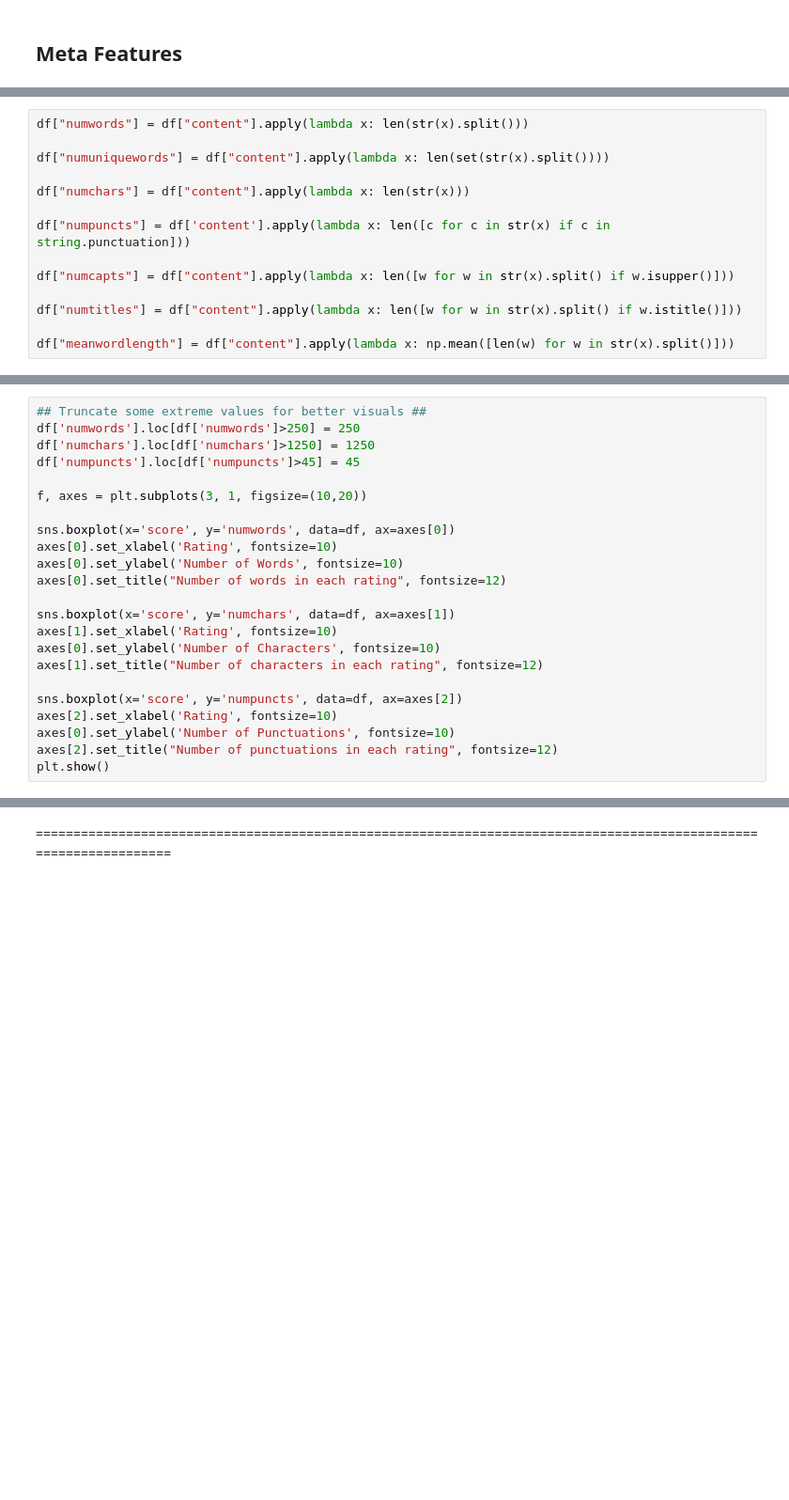
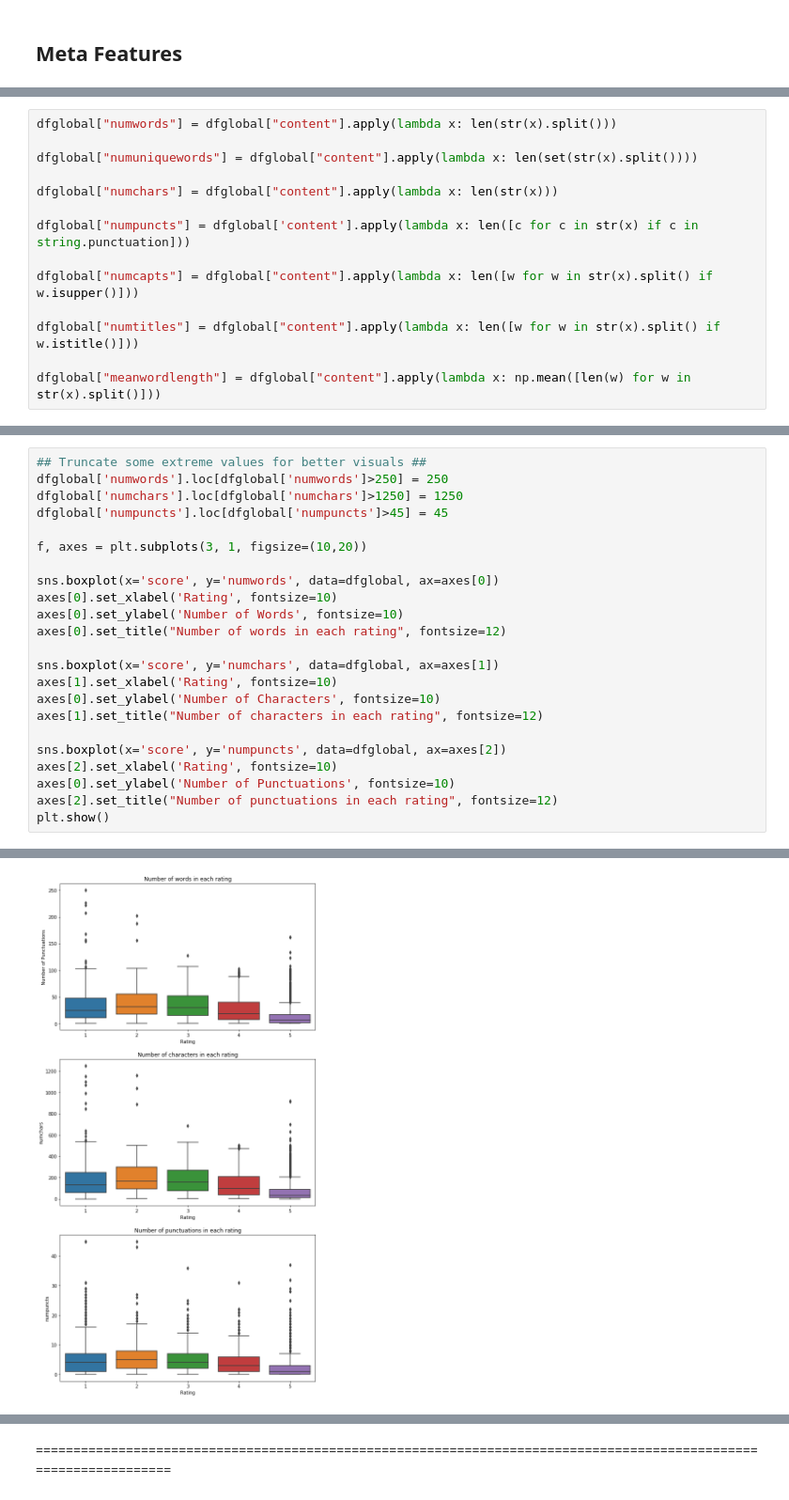
Before and after one commit to Moses-Lin/romreview, a Jupyter notebook: EDA.ipynb, the cells around one changed output, grey strips where cells are left out. Shown: that part at 94% size. Cells and saved outputs as stored; diff of their text form; blank space fills up the shorter version.

```diff
--- a/EDA.ipynb
+++ b/EDA.ipynb
@@ -419,14 +443,14 @@ df['content']
 # %%
-df["numwords"] = df["content"].apply(lambda x: len(str(x).split()))
+dfglobal["numwords"] = dfglobal["content"].apply(lambda x: len(str(x).split()))
 
-df["numuniquewords"] = df["content"].apply(lambda x: len(set(str(x).split())))
+dfglobal["numuniquewords"] = dfglobal["content"].apply(lambda x: len(set(str(x).split())))
 
-df["numchars"] = df["content"].apply(lambda x: len(str(x)))
+dfglobal["numchars"] = dfglobal["content"].apply(lambda x: len(str(x)))
 
-df["numpuncts"] = df['content'].apply(lambda x: len([c for c in str(x) if c in string.punctuation]))
+dfglobal["numpuncts"] = dfglobal['content'].apply(lambda x: len([c for c in str(x) if c in string.punctuation]))
 
-df["numcapts"] = df["content"].apply(lambda x: len([w for w in str(x).split() if w.isupper()]))
+dfglobal["numcapts"] = dfglobal["content"].apply(lambda x: len([w for w in str(x).split() if w.isupper()]))
 
-df["numtitles"] = df["content"].apply(lambda x: len([w for w in str(x).split() if w.istitle()]))
+dfglobal["numtitles"] = dfglobal["content"].apply(lambda x: len([w for w in str(x).split() if w.istitle()]))
 
-df["meanwordlength"] = df["content"].apply(lambda x: np.mean([len(w) for w in str(x).split()]))
+dfglobal["meanwordlength"] = dfglobal["content"].apply(lambda x: np.mean([len(w) for w in str(x).split()]))
@@ -435,23 +457,24 @@ df['numwords']
 # %%
 ## Truncate some extreme values for better visuals ##
-df['numwords'].loc[df['numwords']>250] = 250
-df['numchars'].loc[df['numchars']>1250] = 1250
-df['numpuncts'].loc[df['numpuncts']>45] = 45
+dfglobal['numwords'].loc[dfglobal['numwords']>250] = 250
+dfglobal['numchars'].loc[dfglobal['numchars']>1250] = 1250
+dfglobal['numpuncts'].loc[dfglobal['numpuncts']>45] = 45
 
 f, axes = plt.subplots(3, 1, figsize=(10,20))
 
-sns.boxplot(x='score', y='numwords', data=df, ax=axes[0])
+sns.boxplot(x='score', y='numwords', data=dfglobal, ax=axes[0])
 axes[0].set_xlabel('Rating', fontsize=10)
 axes[0].set_ylabel('Number of Words', fontsize=10)
 axes[0].set_title("Number of words in each rating", fontsize=12)
 
-sns.boxplot(x='score', y='numchars', data=df, ax=axes[1])
+sns.boxplot(x='score', y='numchars', data=dfglobal, ax=axes[1])
 axes[1].set_xlabel('Rating', fontsize=10)
 axes[0].set_ylabel('Number of Characters', fontsize=10)
 axes[1].set_title("Number of characters in each rating", fontsize=12)
 
-sns.boxplot(x='score', y='numpuncts', data=df, ax=axes[2])
+sns.boxplot(x='score', y='numpuncts', data=dfglobal, ax=axes[2])
 axes[2].set_xlabel('Rating', fontsize=10)
 axes[0].set_ylabel('Number of Punctuations', fontsize=10)
 axes[2].set_title("Number of punctuations in each rating", fontsize=12)
 plt.show()
+# %% [output]
@@ -458 +485,2 @@ plt.show()
+[figure, added]
 # %%
```
Also changed, not shown: parts of 11 cells of this notebook.
